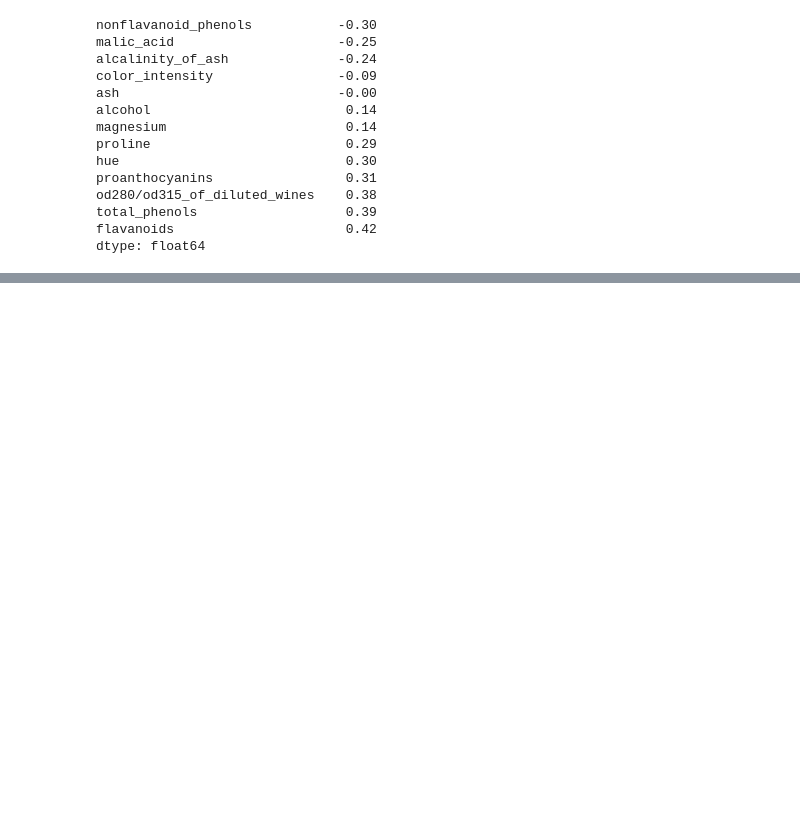
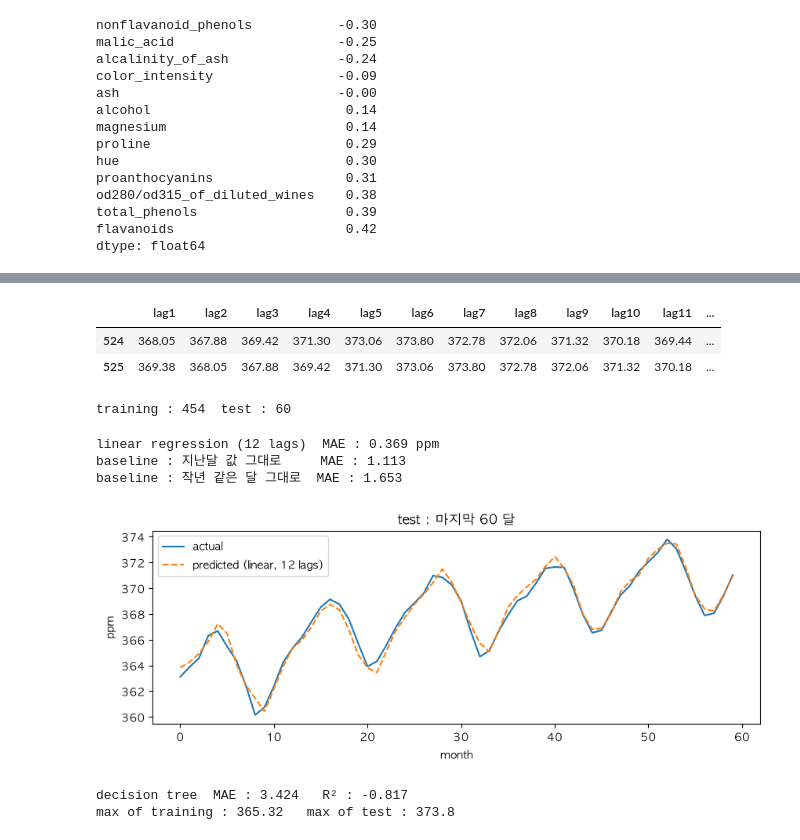
Before and after one commit to Im-Jongseok/data_analysis, a Jupyter notebook: ml3.ipynb, the cells around one changed output, grey strips where cells are left out. Drawn from its saved outputs; the diff is of its cells as text; code cells hidden in the pictures; blank space fills up the shorter version.

```diff
--- a/ml3.ipynb
+++ b/ml3.ipynb
@@ -251,0 +266,47 @@ dtype: float64
+# %%
+X = pd.DataFrame({f"lag{k}": y.shift(k) for k in range(1, 13)}).dropna()
+y_ts = y.loc[X.index]
+X.tail(2)
+# %% [output]
+|  | lag1 | lag2 | lag3 | lag4 | lag5 | lag6 | lag7 | lag8 | lag9 | lag10 | lag11 | ... |
+| 524 | 368.05 | 367.88 | 369.42 | 371.30 | 373.06 | 373.80 | 372.78 | 372.06 | 371.32 | 370.18 | 369.44 | ... |
+| 525 | 369.38 | 368.05 | 367.88 | 369.42 | 371.30 | 373.06 | 373.80 | 372.78 | 372.06 | 371.32 | 370.18 | ... |
+# %%
+n = 60
+X_train, X_test = X[:-n], X[-n:]
+y_train, y_test = y_ts[:-n], y_ts[-n:]
+print("training :", len(X_train), " test :", len(X_test))
+# %% [output]
+training : 454  test : 60
+# %%
+from sklearn.linear_model import LinearRegression
+from sklearn.metrics import mean_absolute_error
+
+lin = LinearRegression().fit(X_train, y_train)
+pred = lin.predict(X_test)
+print("linear regression (12 lags)  MAE :", round(mean_absolute_error(y_test, pred), 3), "ppm")
+print("baseline : 지난달 값 그대로     MAE :", round(mean_absolute_error(y_test, X_test["lag1"]), 3))
+print("baseline : 작년 같은 달 그대로  MAE :", round(mean_absolute_error(y_test, X_test["lag12"]), 3))
+# %% [output]
+linear regression (12 lags)  MAE : 0.369 ppm
+baseline : 지난달 값 그대로     MAE : 1.113
+baseline : 작년 같은 달 그대로  MAE : 1.653
+# %%
+plt.figure(figsize=(10, 3.2))
+plt.plot(y_test.values, label="actual")
+plt.plot(pred, "--", label="predicted (linear, 12 lags)")
+plt.title("test : 마지막 60 달")
+plt.xlabel("month")
+plt.ylabel("ppm")
+plt.legend()
+plt.show()
+# %% [output]
+[figure, added]
+# %%
+tree = DecisionTreeRegressor(random_state=0).fit(X_train, y_train)
+print("decision tree  MAE :", round(mean_absolute_error(y_test, tree.predict(X_test)), 3),
+      "  R² :", round(tree.score(X_test, y_test), 3))
+print("max of training :", round(y_train.max(), 2), "  max of test :", round(y_test.max(), 2))
+# %% [output]
+decision tree  MAE : 3.424   R² : -0.817
+max of training : 365.32   max of test : 373.8
```
Also changed, not shown: parts of 3 cells of this notebook, 1 other file.
